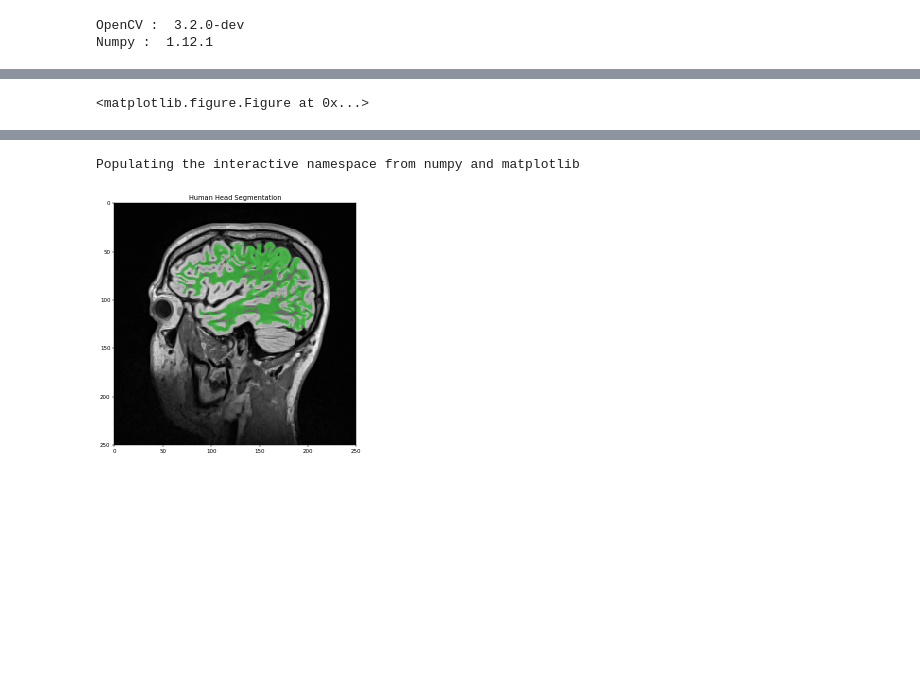
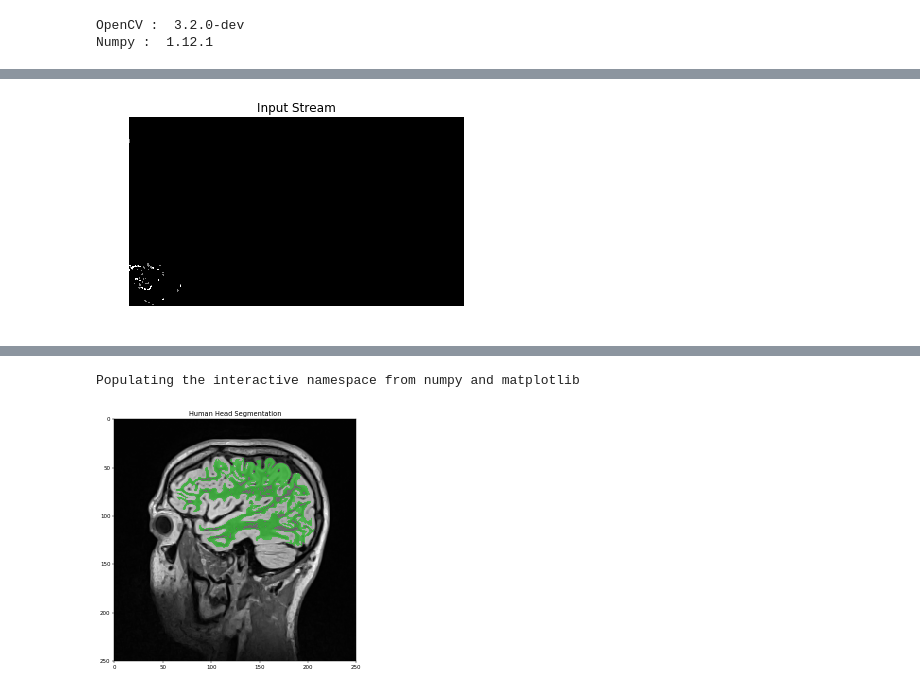
Before and after one commit to riaz/Practical_OpenCV3_Python, a Jupyter notebook: Section2_NumberPlateRecognition/Section2_Notebook.ipynb, the cells around one changed output, grey strips where cells are left out. Drawn from its saved outputs; the diff is of its cells as text; code cells hidden in the pictures; blank space fills up the shorter version.

```diff
--- a/Section2_NumberPlateRecognition/Section2_Notebook.ipynb
+++ b/Section2_NumberPlateRecognition/Section2_Notebook.ipynb
@@ -170,34 +253,36 @@ fgbg = cv2.createBackgroundSubtractorMOG2()
 
 try:
     while(True):
         # Capture frame-by-frame
         ret, frame = vid.read()
         if not ret:
             vid.release()
             break
 
         #frame = cv2.cvtColor(frame, cv2.COLOR_BGR2RGB)
 
         fgmask = fgbg.apply(frame)
         fgmask = cv2.morphologyEx(fgmask, cv2.MORPH_OPEN, kernel)
 
+        gray()
+
         # Turn off the axis
         axis('off')
 
         # Title of the window
         title("Input Stream")
 
         # Display the frame
         imshow(fgmask)
         show()
 
         # Display the frame until new frame is available
         clear_output(wait=True)
 except KeyboardInterrupt:
     # Release the Video Device
     vid.release()
 # %% [output]
-<matplotlib.figure.Figure at 0x...>
+[figure, added]
 # %%
 #------------------------------------------------------------------
 # TinAlgo
```
Also changed, not shown: parts of 3 cells of this notebook.
